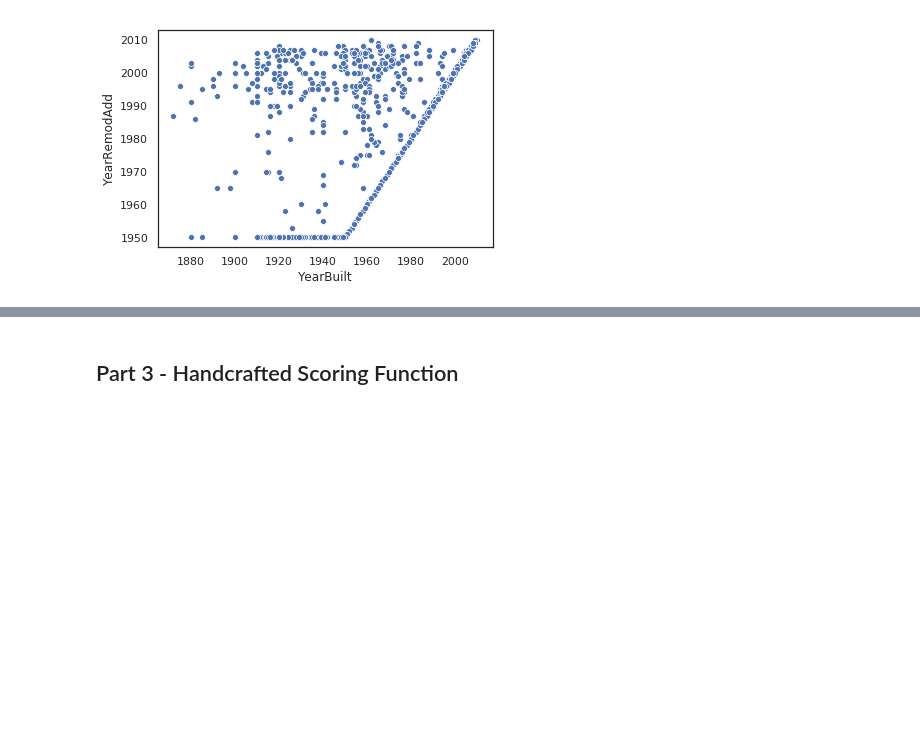
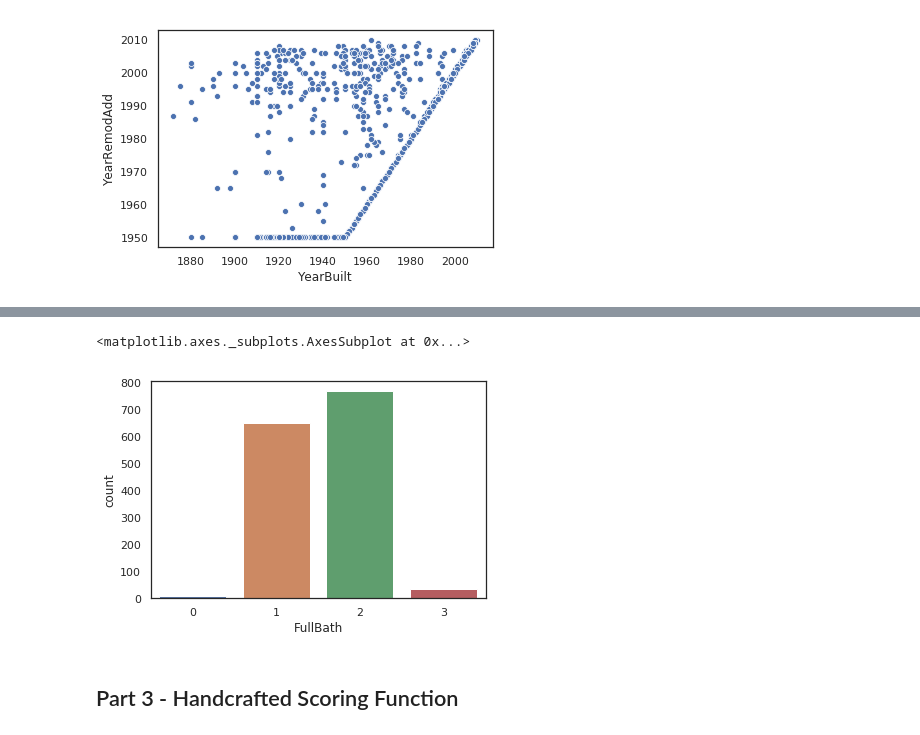
Before and after one commit to vamsh1/Kaggle_House-prices, a Jupyter notebook: cse519_hw3_kundhuru_ankitha_112504056.ipynb, the cells around one changed output, grey strips where cells are left out. Cells and saved outputs as stored; diff of their text form; code cells hidden in the pictures; blank space fills up the shorter version.

```diff
--- a/cse519_hw3_kundhuru_ankitha_112504056.ipynb
+++ b/cse519_hw3_kundhuru_ankitha_112504056.ipynb
@@ -166,2 +190,7 @@ What interesting properties does Plot 5 reveal?
+# %%
+sns.countplot(x='FullBath', data = train_data)
+# %% [output]
+<matplotlib.axes._subplots.AxesSubplot at 0x...>
+[figure, added]
 # %% [markdown]
 ## Part 3 - Handcrafted Scoring Function
```
Also changed, not shown: parts of 33 cells of this notebook.
